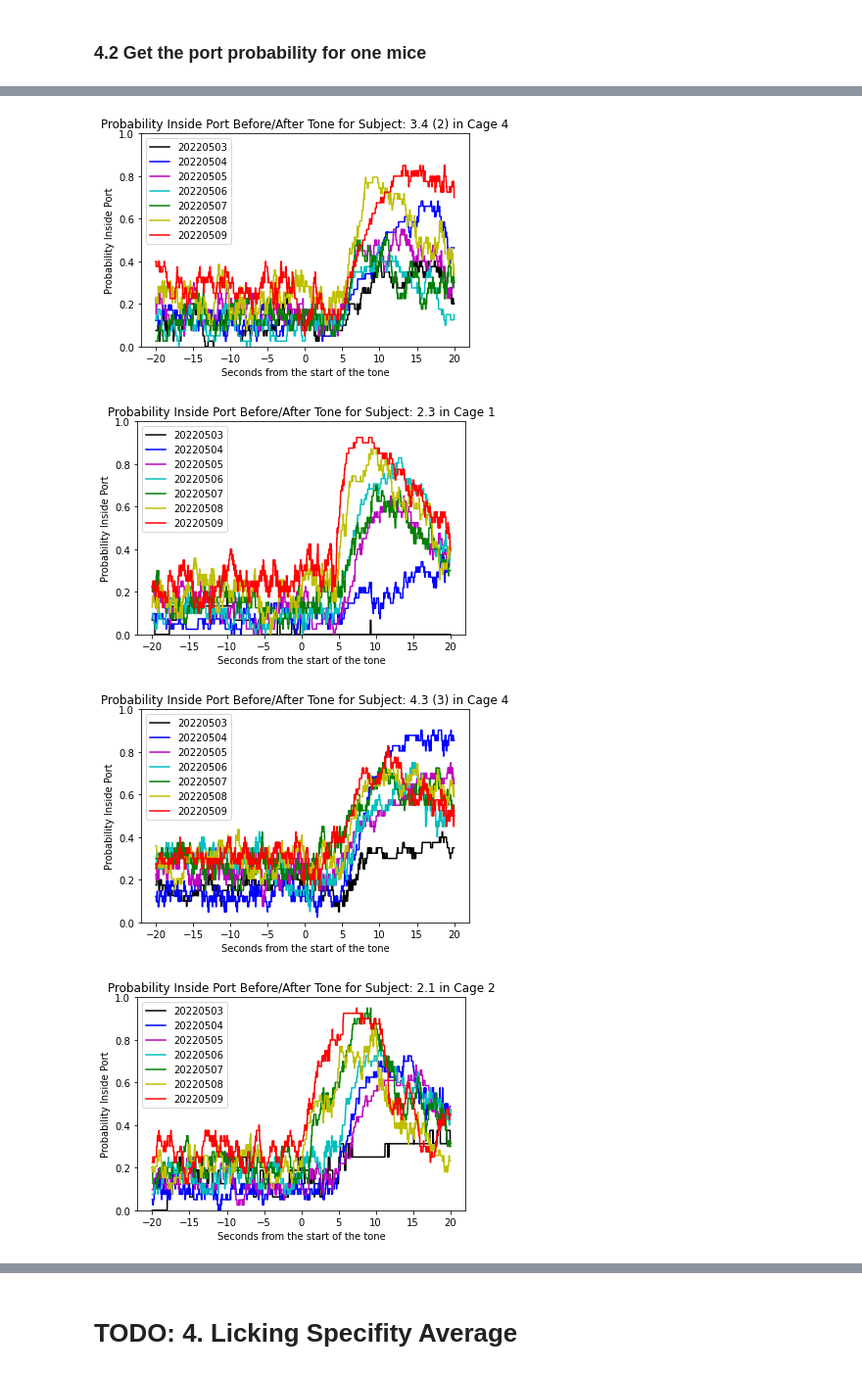
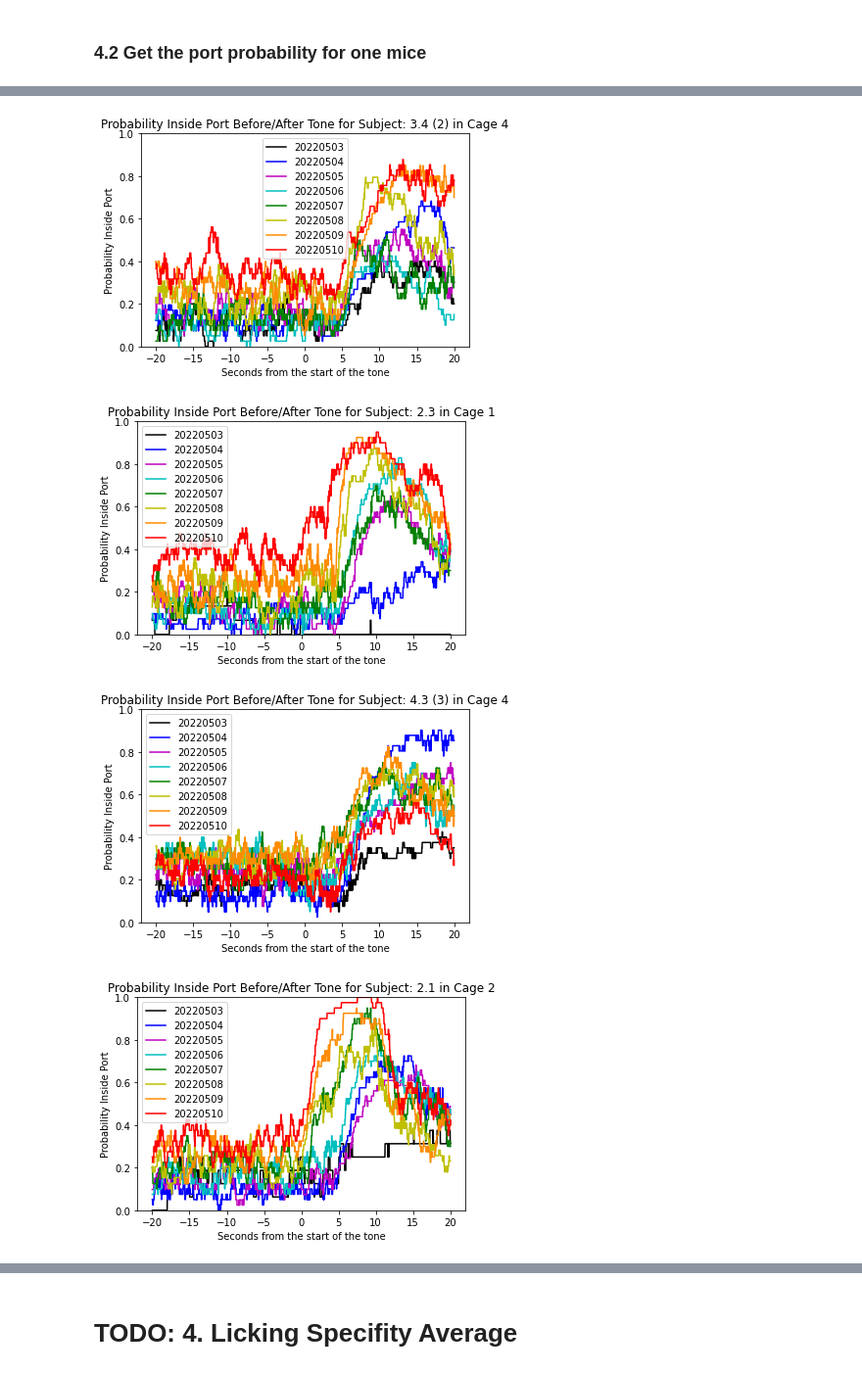
Before and after one commit to padillacoreanolab/med_pc_repo, a Jupyter notebook: results/2022_05_02_log_processing/med_pc_group_analysis.ipynb, the cells around one changed output, grey strips where cells are left out. Shown at 98% size. Saved outputs shown, nothing was run; the diff lists cells and outputs as text; code cells hidden in the pictures.

```diff
--- a/results/2022_05_02_log_processing/med_pc_group_analysis.ipynb
+++ b/results/2022_05_02_log_processing/med_pc_group_analysis.ipynb
@@ -374,2 +269,0 @@ metadata_df["Subject"]
-# %%
-latency_and_metadata_df = grouped_averaged_latency_df.set_index().join(other=metadata_df.set_index("Subject"))
@@ -987,24 +908,24 @@ combined_med_pc_df
 # %%
 
-all_colors = ["k", "b", "m", "c","g", "y", "r"]
+all_colors = ["k", "b", "m", "c","g", "y", "darkorange", "r"]
 for subject_id in combined_med_pc_df["subject_key"].unique():
     fig, ax = plt.subplots()
     cage = subject_to_cage_dict[subject_id].strip("Cage").strip()
     ax.set_xlabel("Seconds from the start of the tone")
     ax.set_ylabel("Probability Inside Port")
     ax.set_title("Probability Inside Port Before/After Tone for Subject: {} in Cage {}".format(subject_id, cage))
     counter = 0
 
     for key in sorted(subject_to_date_to_average_probability[subject_id].keys()):
         ax.plot(np.linspace(-20,20,4000), subject_to_date_to_average_probability[subject_id][key], label=key, color=all_colors[counter])
         counter += 1
     handles, labels = ax.get_legend_handles_labels()
     labels, handles = zip(*sorted(zip(labels, handles), key=lambda t: t[0]))
     ax.set_ylim(0, 1)
     ax.legend(handles, labels)
-    fig.savefig("./data/plots/probability_inside_port/probability_inside_port_cage_{}_subject_{}_date_20220503_20220509.png".format(cage, subject_id))
+    fig.savefig("./data/plots/probability_inside_port/probability_inside_port_cage_{}_subject_{}_date_20220503_20220510.png".format(cage, subject_id))
 # %% [output]
-[figure, old version]
+[figure, new version]
-[figure, old version]
+[figure, new version]
-[figure, old version]
+[figure, new version]
-[figure, old version]
+[figure, new version]
```
Also changed, not shown: parts of 83 cells of this notebook, 2 other files.
